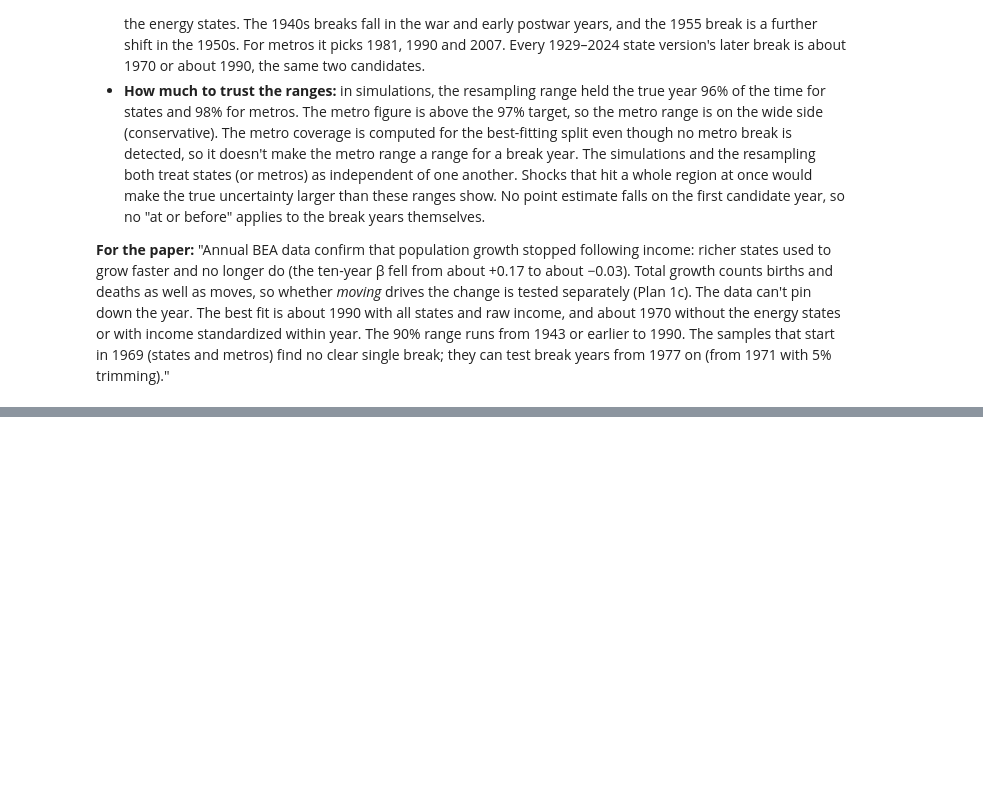
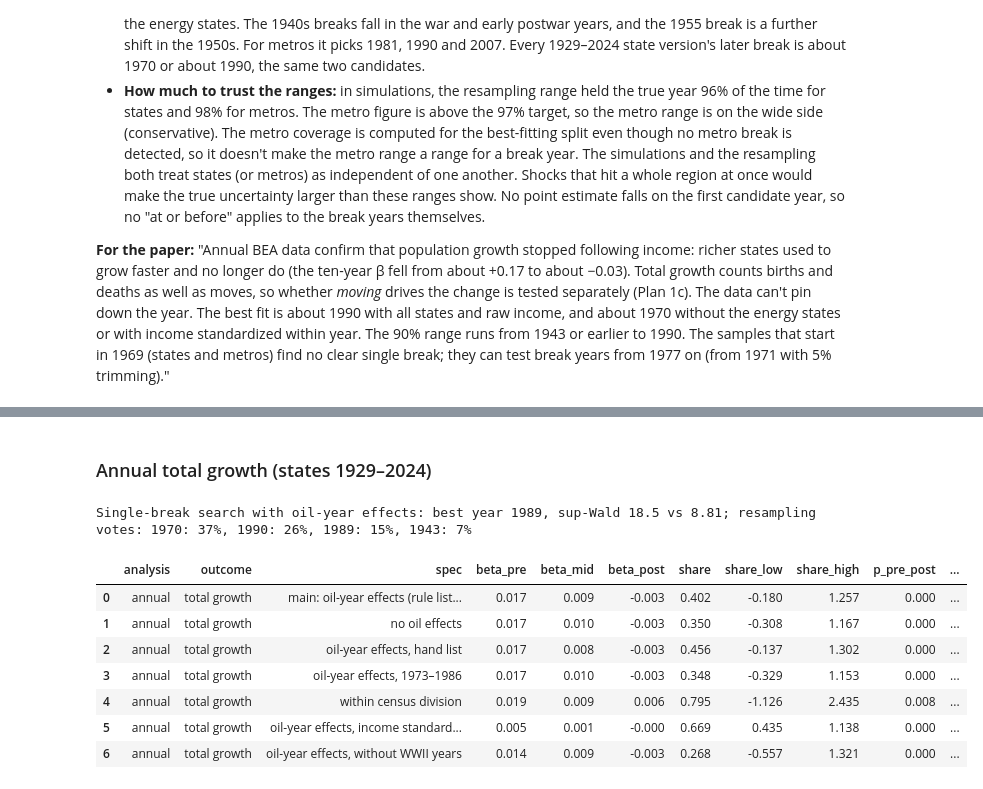
Before and after one commit to dime35/us-housing-crisis-analysis, a Jupyter notebook: notebooks/1.1-lr-us-structural-break.ipynb, the cells around one changed output, grey strips where cells are left out. Cells and saved outputs as stored; diff of their text form; code cells hidden in the pictures; blank space fills up the shorter version.

```diff
--- a/notebooks/1.1-lr-us-structural-break.ipynb
+++ b/notebooks/1.1-lr-us-structural-break.ipynb
@@ -308,0 +353,33 @@ PosixPath('/Users/lrubin/Documents/code/US Housing Crisis Analysis/reports/figur
+# %% [markdown]
+### Annual total growth (states 1929–2024)
+# %%
+oil = ab.oil_cells(annual_dp, energy_rule)
+annual_rows = [
+    run("annual", "total growth", "main: oil-year effects (rule list, 1973–1990)", oil, cell="cell"),
+    run("annual", "total growth", "no oil effects", annual_dp),
+    run("annual", "total growth", "oil-year effects, hand list",
+        ab.oil_cells(annual_dp, set(ENERGY_STATES_HAND)), cell="cell"),
+    run("annual", "total growth", "oil-year effects, 1973–1986",
+        ab.oil_cells(annual_dp, energy_rule, OIL_YEARS_SHORT), cell="cell"),
+    run("annual", "total growth", "within census division", ab.division_cells(annual_dp, divisions), cell="cell"),
+    run("annual", "total growth", "oil-year effects, income standardized within year",
+        ab.oil_cells(breaks.standardize_within_decade(annual_dp, period="year"), energy_rule), cell="cell"),
+    run("annual", "total growth", "oil-year effects, without WWII years",
+        oil[~oil.year.isin(WWII_GROWTH_YEARS)], cell="cell"),
+]
+single = ab.sup_wald_break(oil, cell="cell")
+votes = pd.Series(ab.bootstrap_break_year(oil, cell="cell").estimates).value_counts(normalize=True)
+print(f"Single-break search with oil-year effects: best year {single.break_year}, sup-Wald "
+      f"{single.sup_wald:.1f} vs {single.critical_value:.2f}; resampling votes: "
+      + ", ".join(f"{y}: {s:.0%}" for y, s in votes.head(4).items()))
+pd.DataFrame(annual_rows).round(3)
+# %% [output]
+Single-break search with oil-year effects: best year 1989, sup-Wald 18.5 vs 8.81; resampling votes: 1970: 37%, 1990: 26%, 1989: 15%, 1943: 7%
+|  | analysis | outcome | spec | beta_pre | beta_mid | beta_post | share | share_low | share_high | p_pre_post | ... |
+| 0 | annual | total growth | main: oil-year effects (rule list... | 0.017 | 0.009 | -0.003 | 0.402 | -0.180 | 1.257 | 0.000 | ... |
+| 1 | annual | total growth | no oil effects | 0.017 | 0.010 | -0.003 | 0.350 | -0.308 | 1.167 | 0.000 | ... |
+| 2 | annual | total growth | oil-year effects, hand list | 0.017 | 0.008 | -0.003 | 0.456 | -0.137 | 1.302 | 0.000 | ... |
+| 3 | annual | total growth | oil-year effects, 1973–1986 | 0.017 | 0.010 | -0.003 | 0.348 | -0.329 | 1.153 | 0.000 | ... |
+| 4 | annual | total growth | within census division | 0.019 | 0.009 | 0.006 | 0.795 | -1.126 | 2.435 | 0.008 | ... |
+| 5 | annual | total growth | oil-year effects, income standard... | 0.005 | 0.001 | -0.000 | 0.669 | 0.435 | 1.138 | 0.000 | ... |
+| 6 | annual | total growth | oil-year effects, without WWII years | 0.014 | 0.009 | -0.003 | 0.268 | -0.557 | 1.321 | 0.000 | ... |
```
Also changed, not shown: parts of 8 cells of this notebook, 7 other files.
